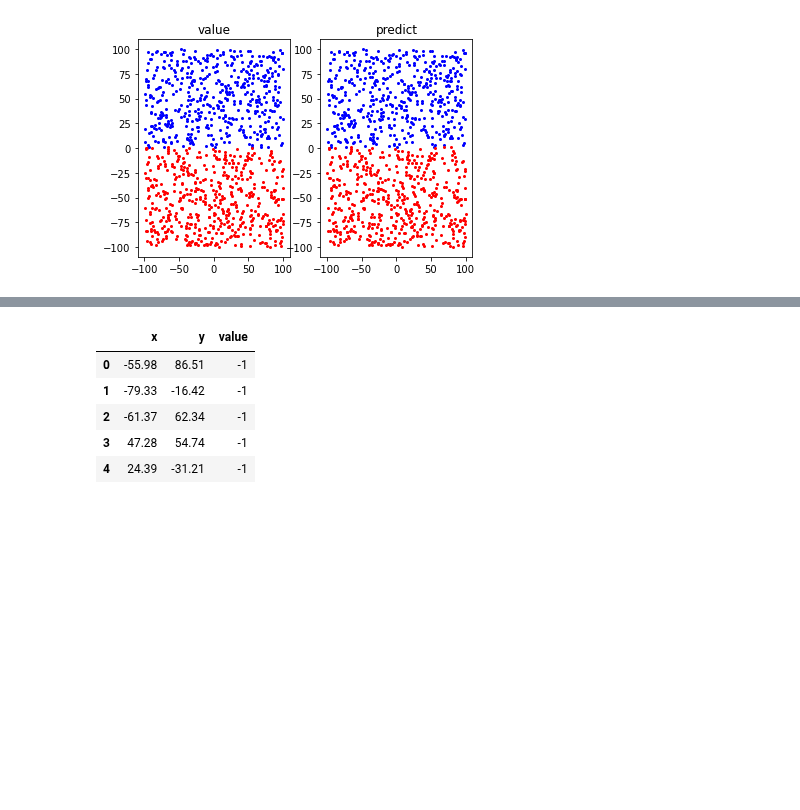
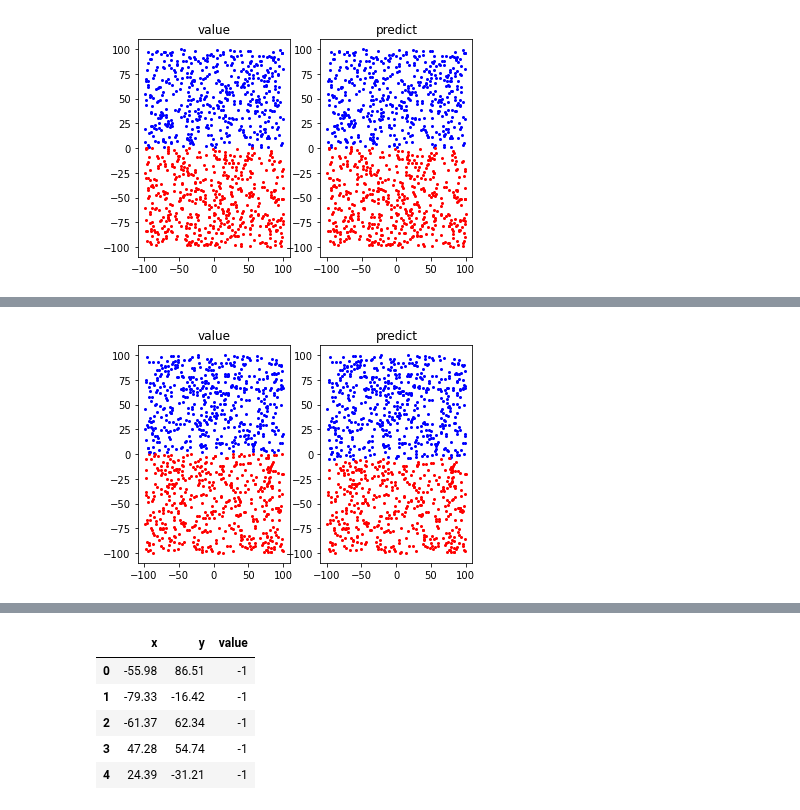
Before and after one commit to TaliaSeada/NeuroComputation_firstProject, a Jupyter notebook: C_D/C D.ipynb, the cells around one changed output, grey strips where cells are left out. Saved outputs shown, nothing was run; the diff lists cells and outputs as text; code cells hidden in the pictures; blank space fills up the shorter version.

```diff
--- a/C_D/C D.ipynb
+++ b/C_D/C D.ipynb
@@ -453,0 +307,7 @@ plotting_test(first_test)
+# %%
+traina = build_data_partA(1)
+weight=clf.coefs_[2]
+bias=clf.intercepts_[2]
+list3=(lookin2(traina,list2,weight,bias))
+# %% [output]
+[figure, added]
```
Also changed, not shown: parts of 24 cells of this notebook.
